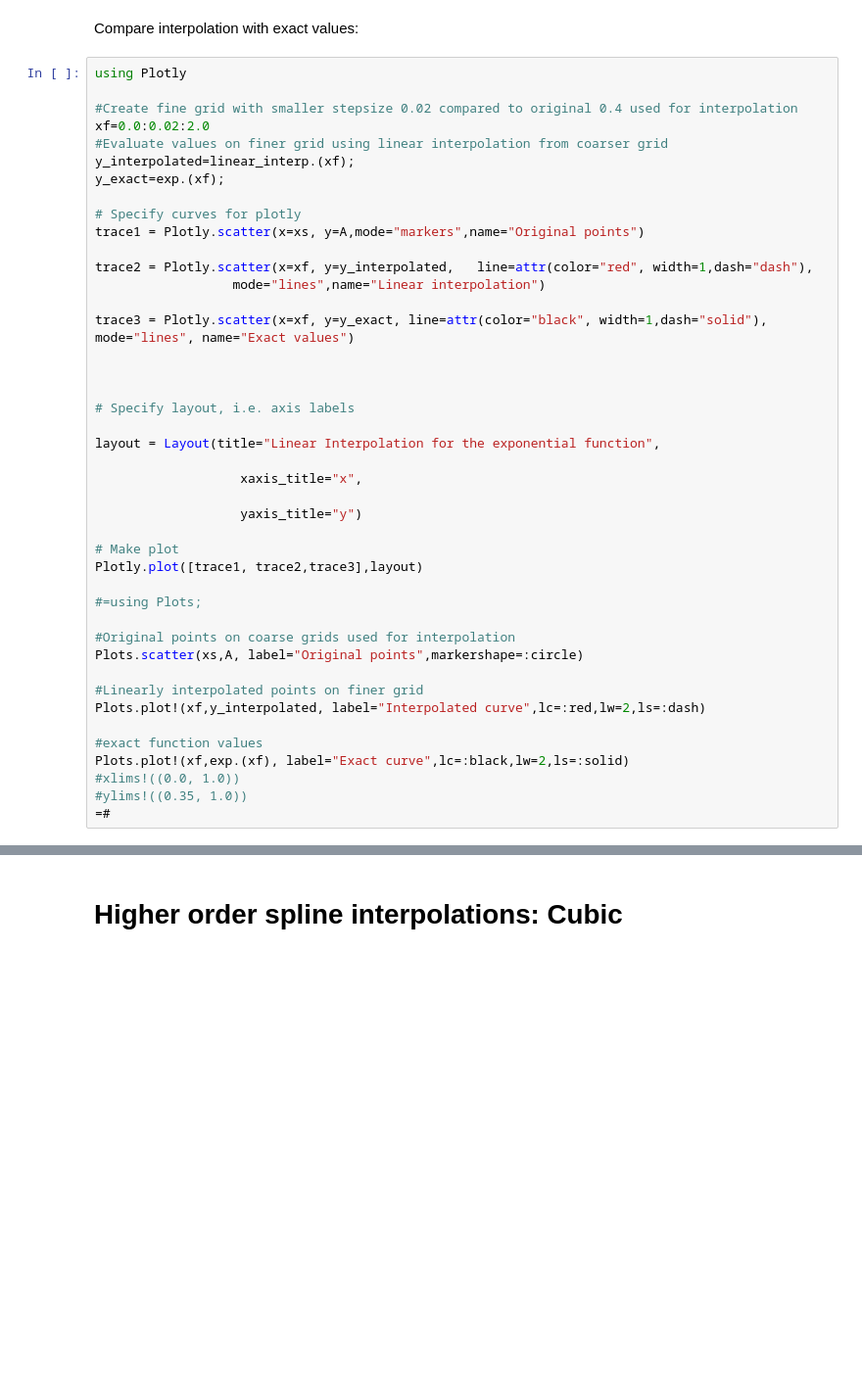
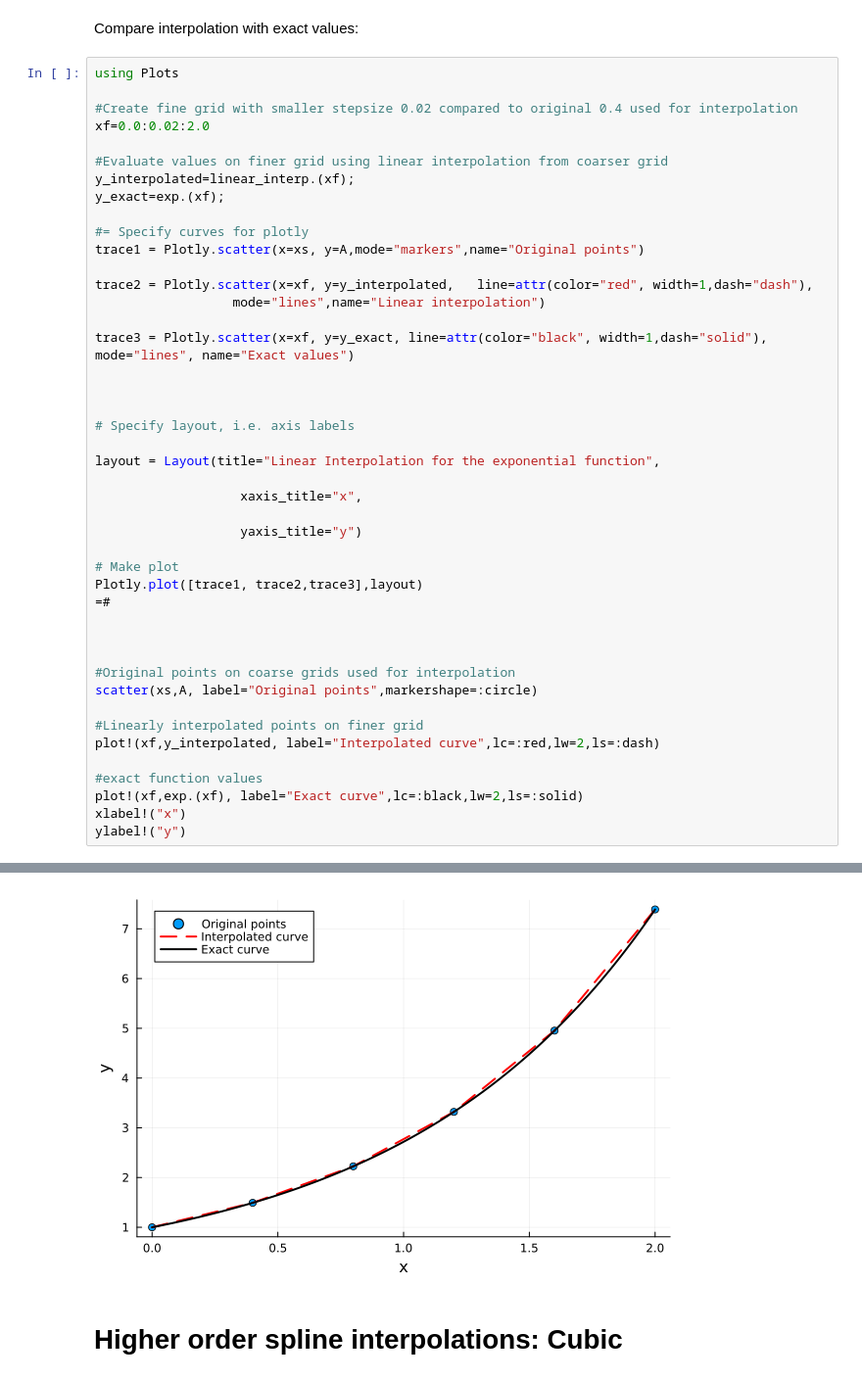
Before and after one commit to jacob-cunningham-ds/me2060, a Jupyter notebook: modules/module_3/splines.ipynb, the cells around one changed output, grey strips where cells are left out. Shown at 98% size. Cells and saved outputs as stored; diff of their text form; blank space fills up the shorter version.

```diff
--- a/modules/module_3/splines.ipynb
+++ b/modules/module_3/splines.ipynb
@@ -68,15 +69,16 @@ Extrapolated value at x=2.1 is 7.9980620176, exact function value is 8.166169912
 # %% [markdown]
 Compare interpolation with exact values:
 # %%
-using Plotly
+using Plots
 
 #Create fine grid with smaller stepsize 0.02 compared to original 0.4 used for interpolation
 xf=0.0:0.02:2.0
+
 #Evaluate values on finer grid using linear interpolation from coarser grid
 y_interpolated=linear_interp.(xf);
 y_exact=exp.(xf);
 
-# Specify curves for plotly
+#= Specify curves for plotly
 trace1 = Plotly.scatter(x=xs, y=A,mode="markers",name="Original points")
 
 trace2 = Plotly.scatter(x=xf, y=y_interpolated,   line=attr(color="red", width=1,dash="dash"),
@@ -97,18 +99,18 @@ layout = Layout(title="Linear Interpolation for the exponential function",
 
 # Make plot
 Plotly.plot([trace1, trace2,trace3],layout)
+=#
 
-#=using Plots;
+
 
 #Original points on coarse grids used for interpolation
-Plots.scatter(xs,A, label="Original points",markershape=:circle)
+scatter(xs,A, label="Original points",markershape=:circle)
 
 #Linearly interpolated points on finer grid
-Plots.plot!(xf,y_interpolated, label="Interpolated curve",lc=:red,lw=2,ls=:dash)
+plot!(xf,y_interpolated, label="Interpolated curve",lc=:red,lw=2,ls=:dash)
 
 #exact function values
-Plots.plot!(xf,exp.(xf), label="Exact curve",lc=:black,lw=2,ls=:solid)
-#xlims!((0.0, 1.0))
-#ylims!((0.35, 1.0))
-=#
+plot!(xf,exp.(xf), label="Exact curve",lc=:black,lw=2,ls=:solid)
+xlabel!("x")
+ylabel!("y")
 # %% [output]
@@ -116,3 +117,4 @@ Plots.plot!(xf,exp.(xf), label="Exact curve",lc=:black,lw=2,ls=:solid)
+[figure, added]
 # %% [markdown]
 # Higher order spline interpolations: Cubic
 # %%
```
Also changed, not shown: parts of 12 cells of this notebook, 6 other files.
